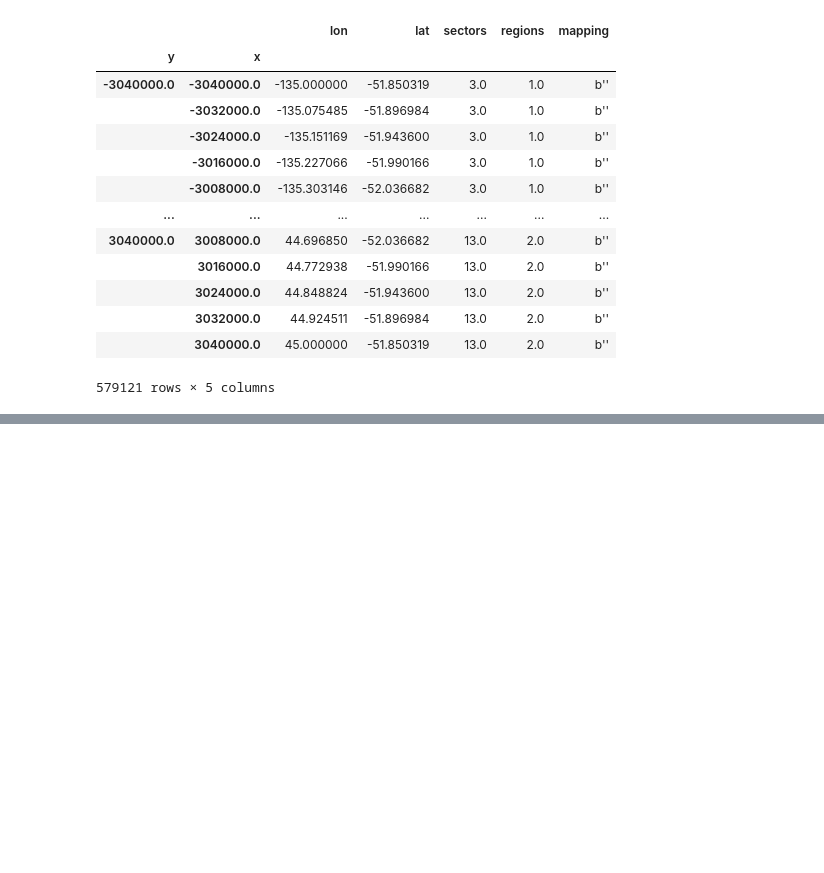
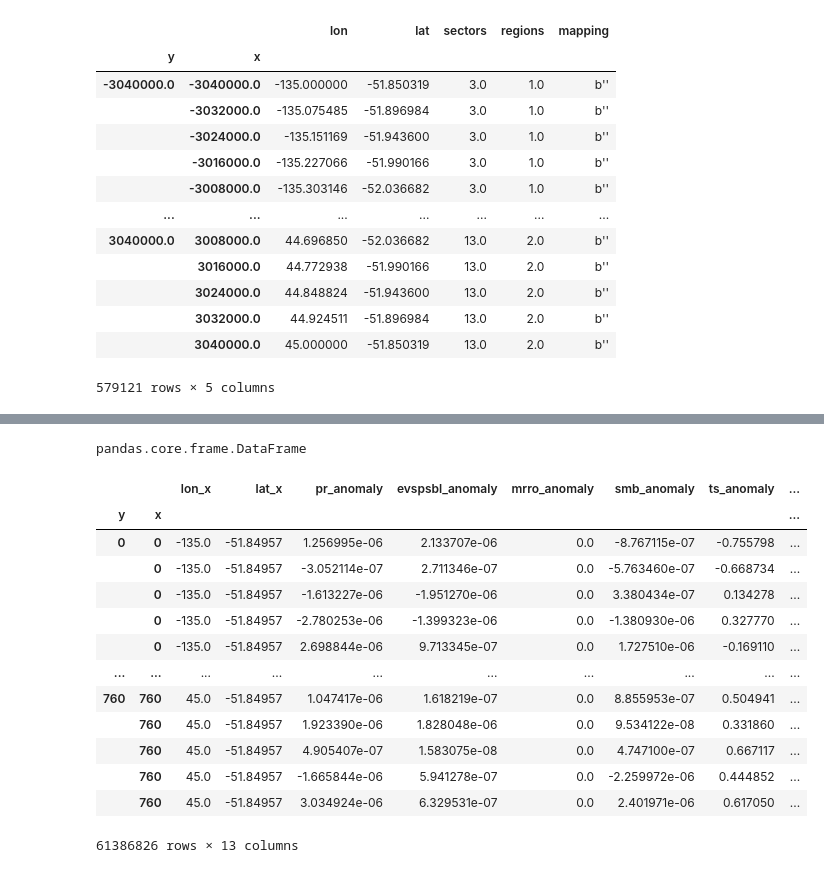
Before and after one commit to Brown-SciML/ise, a Jupyter notebook: src/data/viewing/open_NetCDF.ipynb, the cells around one changed output, grey strips where cells are left out. Drawn from its saved outputs; the diff is of its cells as text; code cells hidden in the pictures; blank space fills up the shorter version.

```diff
--- a/src/data/viewing/open_NetCDF.ipynb
+++ b/src/data/viewing/open_NetCDF.ipynb
@@ -28,7 +28,9 @@ Attributes:
     Date:      11-Oct-2019
 # %%
 path = r"/users/pvankatw/data/pvankatw/pvankatw-bfoxkemp/GHub-ISMIP6-Forcing/AIS/Atmosphere_Forcing/ccsm4_rcp2.6/Regridded_8km/CCSM4_8km_anomaly_rcp26_1995-2100.nc"
+group = path.split('/')[-3]
 data = xr.open_dataset(path)
+data = data.drop(labels=['lon_bnds', 'lat_bnds', 'lat2d', 'lon2d'])
 data
 # %% [output]
 <xarray.Dataset>
@@ -101,0 +73,30 @@ data_xy.to_dataframe()
+# %%
+type(data_df)
+# %% [output]
+pandas.core.frame.DataFrame
+# %%
+data_df = data.to_dataframe()
+data_df = data_df.reset_index(level='time', drop=True)
+data_df
+# %%
+index_array = list(np.arange(0,761))
+sectors_df.index = pd.MultiIndex.from_product([index_array, index_array], names=['x', 'y'])
+# %%
+merged = pd.merge(data_df, sectors_df, left_index=True, right_index=True)
+# %%
+merged
+# %% [output]
+|  |  | lon_x | lat_x | pr_anomaly | evspsbl_anomaly | mrro_anomaly | smb_anomaly | ts_anomaly | ... |
+| y | x |  |  |  |  |  |  |  | ... |
+| 0 | 0 | -135.0 | -51.84957 | 1.256995e-06 | 2.133707e-06 | 0.0 | -8.767115e-07 | -0.755798 | ... |
+|  | 0 | -135.0 | -51.84957 | -3.052114e-07 | 2.711346e-07 | 0.0 | -5.763460e-07 | -0.668734 | ... |
+|  | 0 | -135.0 | -51.84957 | -1.613227e-06 | -1.951270e-06 | 0.0 | 3.380434e-07 | 0.134278 | ... |
+|  | 0 | -135.0 | -51.84957 | -2.780253e-06 | -1.399323e-06 | 0.0 | -1.380930e-06 | 0.327770 | ... |
+|  | 0 | -135.0 | -51.84957 | 2.698844e-06 | 9.713345e-07 | 0.0 | 1.727510e-06 | -0.169110 | ... |
+| ... | ... | ... | ... | ... | ... | ... | ... | ... | ... |
+| 760 | 760 | 45.0 | -51.84957 | 1.047417e-06 | 1.618219e-07 | 0.0 | 8.855953e-07 | 0.504941 | ... |
+|  | 760 | 45.0 | -51.84957 | 1.923390e-06 | 1.828048e-06 | 0.0 | 9.534122e-08 | 0.331860 | ... |
+|  | 760 | 45.0 | -51.84957 | 4.905407e-07 | 1.583075e-08 | 0.0 | 4.747100e-07 | 0.667117 | ... |
+|  | 760 | 45.0 | -51.84957 | -1.665844e-06 | 5.941278e-07 | 0.0 | -2.259972e-06 | 0.444852 | ... |
+|  | 760 | 45.0 | -51.84957 | 3.034924e-06 | 6.329531e-07 | 0.0 | 2.401971e-06 | 0.617050 | ... |
+61386826 rows × 13 columns
```
Also changed, not shown: parts of 10 cells of this notebook, 5 other files.
